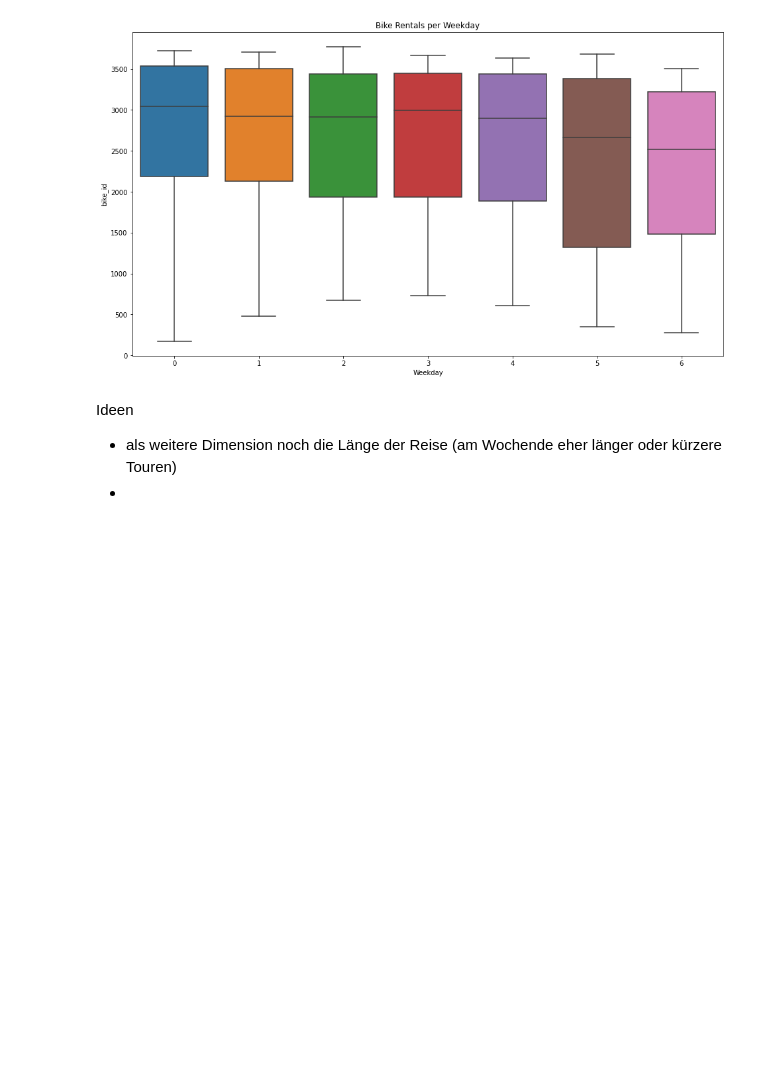
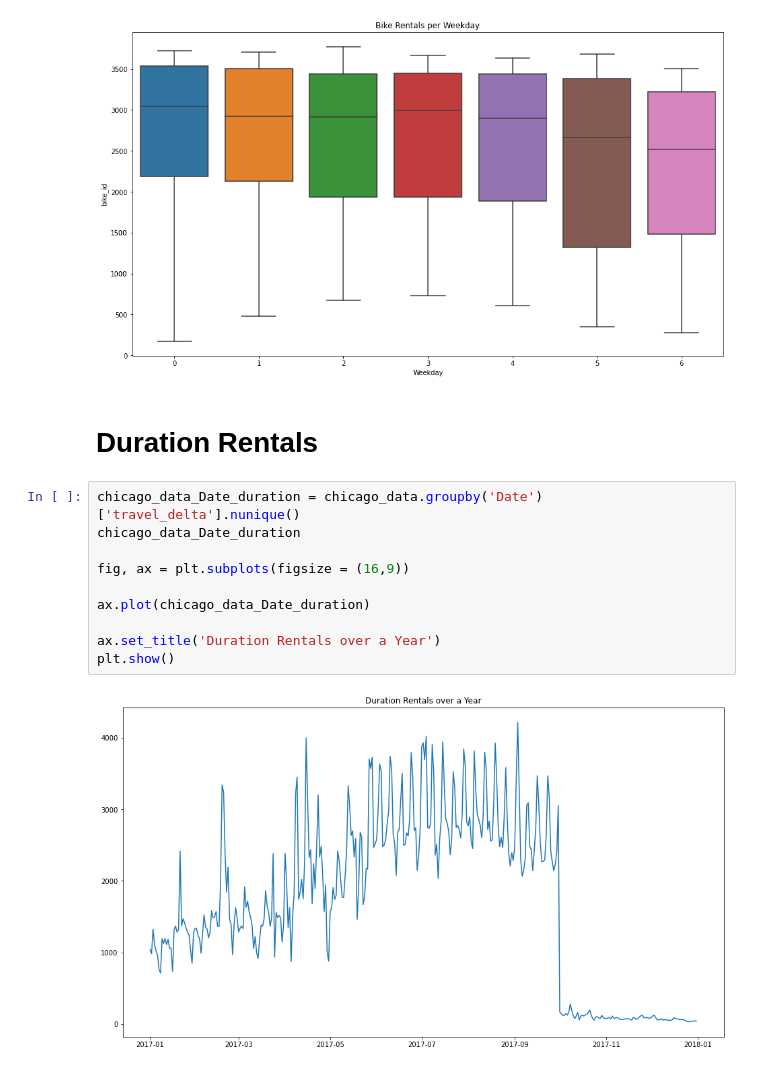
Before and after one commit to NeffIsBack/ThePredictors_DSML_Team_Assignment, a Jupyter notebook: Code_TeamAssignment.ipynb, the cells around one changed output. Saved outputs shown, nothing was run; the diff lists cells and outputs as text; blank space fills up the shorter version.

```diff
--- a/Code_TeamAssignment.ipynb
+++ b/Code_TeamAssignment.ipynb
@@ -138,7 +154,17 @@ ax.set_title('Bike Rentals per Weekday')
 plt.show()
 # %% [output]
 [figure]
-# %% [markdown]
-Ideen
-- als weitere Dimension noch die Länge der Reise (am Wochende eher länger oder kürzere Touren)
--
+# %% [markdown]
+# Duration Rentals
+# %%
+chicago_data_Date_duration = chicago_data.groupby('Date')['travel_delta'].nunique()
+chicago_data_Date_duration
+
+fig, ax = plt.subplots(figsize = (16,9))
+
+ax.plot(chicago_data_Date_duration)
+
+ax.set_title('Duration Rentals over a Year')
+plt.show()
+# %% [output]
+[figure, added]
```
Also changed, not shown: parts of 7 cells of this notebook, 1 other file.
